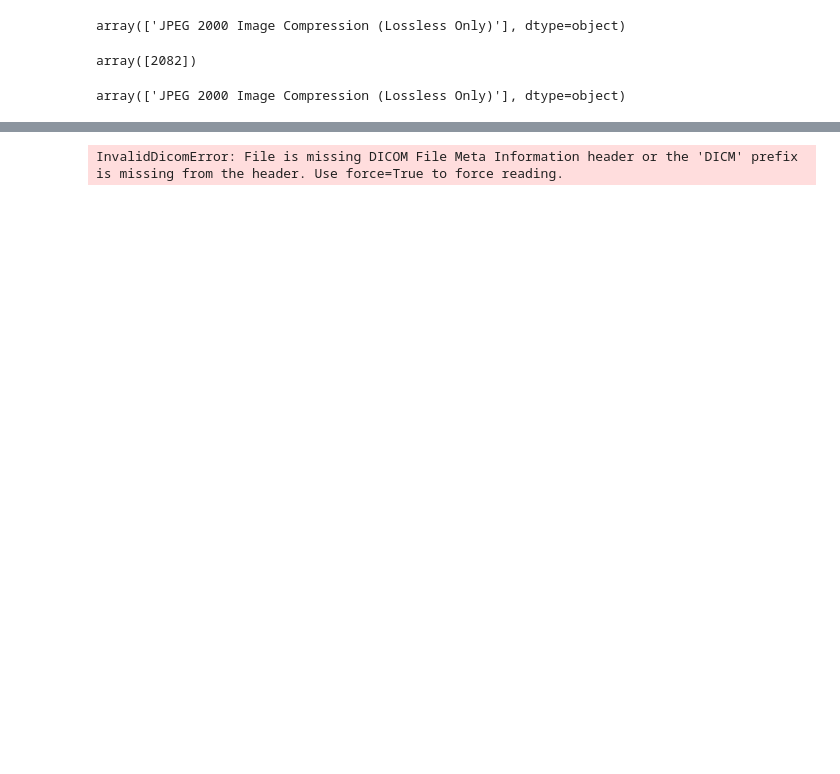
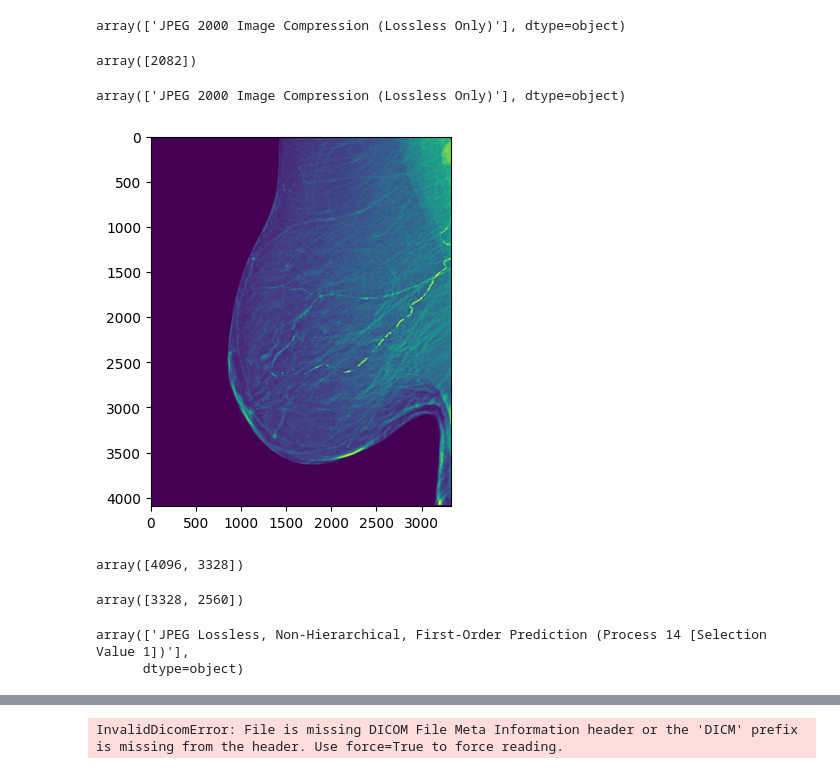
Before and after one commit to fsu-sc/hipergator-and-data-loaders-team03, a Jupyter notebook: How_to_convert.ipynb, the cells around one changed output, grey strips where cells are left out. Cells and saved outputs as stored; diff of their text form; code cells hidden in the pictures; blank space fills up the shorter version.

Commit message:
investigating the different machines

```diff
--- a/How_to_convert.ipynb
+++ b/How_to_convert.ipynb
@@ -119,6 +112,15 @@ machine_48.column.unique()
 machine_48.image_type.unique()
 # %% [output]
 array(['JPEG 2000 Image Compression (Lossless Only)'], dtype=object)
+# %%
+# testing machine 48
+image_path = "/Users/schama/Downloads/rsna-breast-cancer-detection/train_machine/"
+ds = dicom.dcmread(image_path+"48/2857331.dcm")
+pixel_array_numpy = ds.pixel_array
+pixel_array_numpy.shape
+imgplot = plt.imshow(pixel_array_numpy)
+# %% [output]
+[figure, added]
 # %%
 path49 = "/Users/schama/Downloads/rsna-breast-cancer-detection/train_machine/49/"
 machine_49 = get_info(path49)
@@ -128,0 +127,13 @@ machine_48.row.unique()
+# %%
+machine_49.row.unique()
+# %% [output]
+array([4096, 3328])
+# %%
+machine_49.column.unique()
+# %% [output]
+array([3328, 2560])
+# %%
+machine_49.image_type.unique()
+# %% [output]
+array(['JPEG Lossless, Non-Hierarchical, First-Order Prediction (Process 14 [Selection Value 1])'],
+      dtype=object)
```
Also changed, not shown: parts of 52 cells of this notebook, 1 other file.
